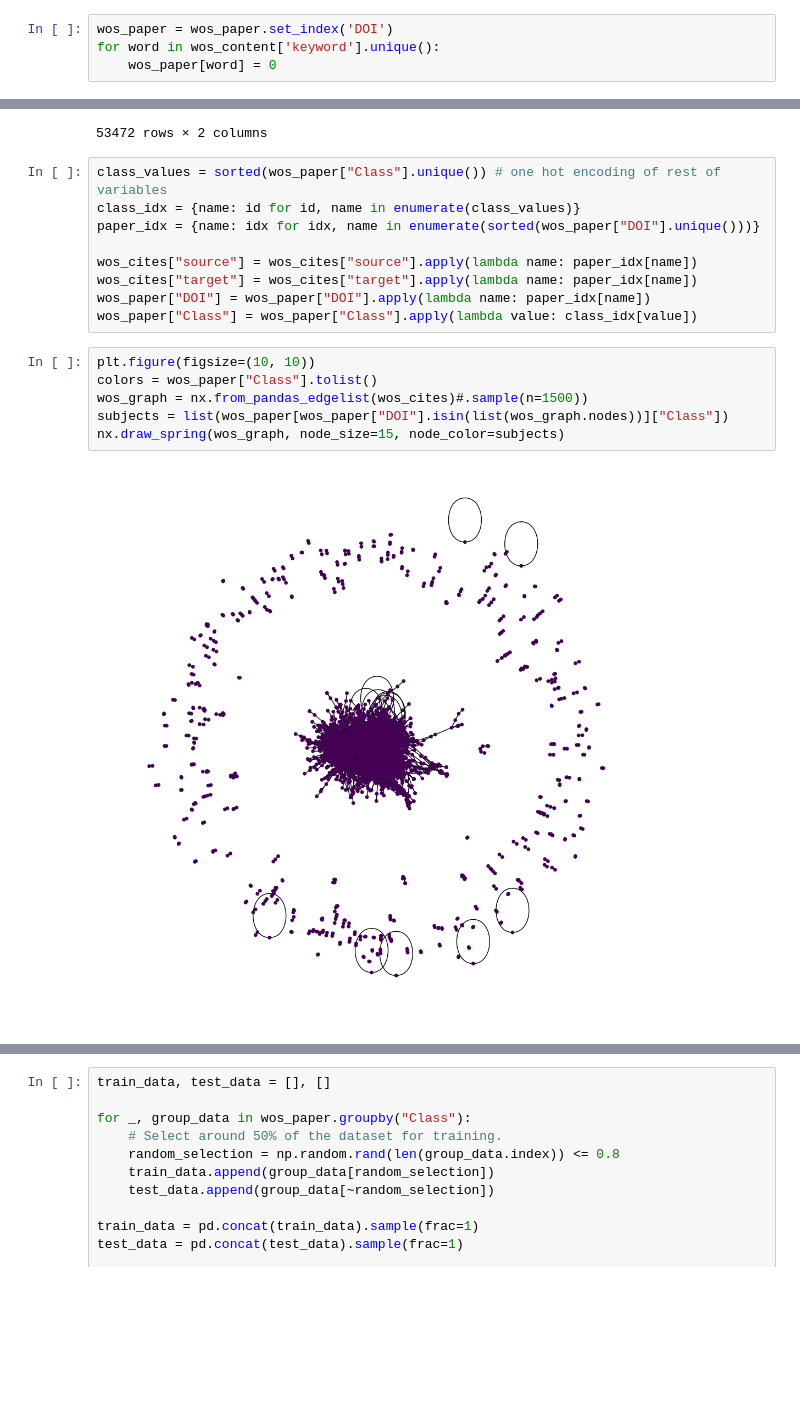
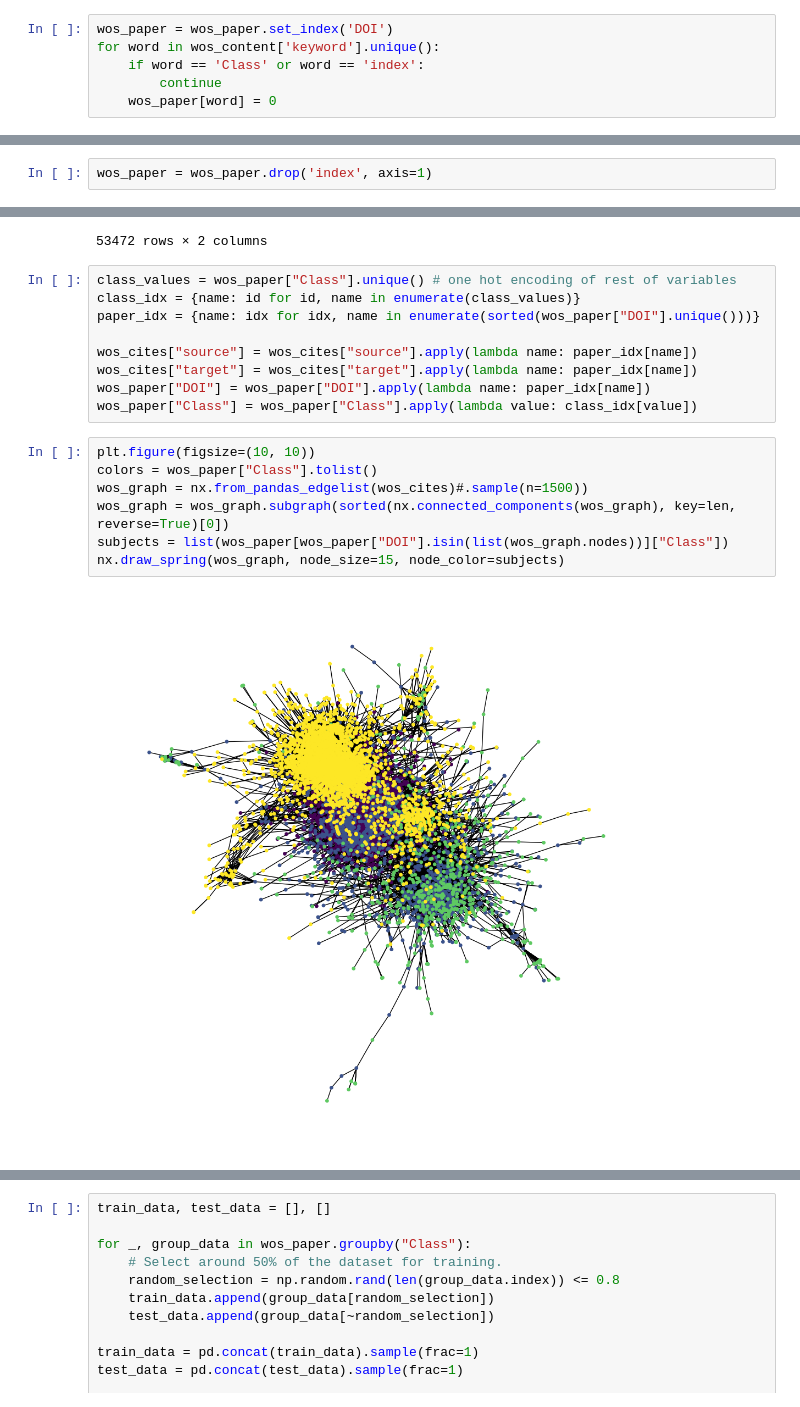
Before and after one commit to rreece15/Collaborative-Networks-In-Machine-Learning, a Jupyter notebook: model/Custom/custom_class2.ipynb, the cells around one changed output, grey strips where cells are left out. Drawn from its saved outputs; the diff is of its cells as text; blank space fills up the shorter version.

```diff
--- a/model/Custom/custom_class2.ipynb
+++ b/model/Custom/custom_class2.ipynb
@@ -183,6 +183,8 @@ display(wos_paper)
 # %%
 wos_paper = wos_paper.set_index('DOI')
 for word in wos_content['keyword'].unique():
+    if word == 'Class' or word == 'index':
+        continue
     wos_paper[word] = 0
 # %%
 display(wos_paper)
@@ -260,4 +262,6 @@ display(wos_paper)
 13799 rows × 39623 columns
+# %%
+wos_paper = wos_paper.drop('index', axis=1)
 # %%
 wos_cites = wos_cites[wos_cites['source'].isin(wos_paper['DOI'])]
 wos_cites = wos_cites[wos_cites['target'].isin(wos_paper['DOI'])]
@@ -278,7 +282,7 @@ display(wos_cites)
 | 644352.0 | 10.1016/j.biosystems.2013.03.018 | 10.1162/08997660260293265 |
 53472 rows × 2 columns
 # %%
-class_values = sorted(wos_paper["Class"].unique()) # one hot encoding of rest of variables
+class_values = wos_paper["Class"].unique() # one hot encoding of rest of variables
 class_idx = {name: id for id, name in enumerate(class_values)}
 paper_idx = {name: idx for idx, name in enumerate(sorted(wos_paper["DOI"].unique()))}
 
@@ -289,11 +293,12 @@ wos_paper["Class"] = wos_paper["Class"].apply(lambda value: class_idx[value])
 # %%
 plt.figure(figsize=(10, 10))
 colors = wos_paper["Class"].tolist()
 wos_graph = nx.from_pandas_edgelist(wos_cites)#.sample(n=1500))
+wos_graph = wos_graph.subgraph(sorted(nx.connected_components(wos_graph), key=len, reverse=True)[0])
 subjects = list(wos_paper[wos_paper["DOI"].isin(list(wos_graph.nodes))]["Class"])
 nx.draw_spring(wos_graph, node_size=15, node_color=subjects)
 # %% [output]
-[figure, old version]
+[figure, new version]
 # %%
 print(nx.average_clustering(wos_graph))
 # print(nx.average_shortest_path_length(wos_graph))
```
Also changed, not shown: parts of 6 cells of this notebook, 1 other file.
